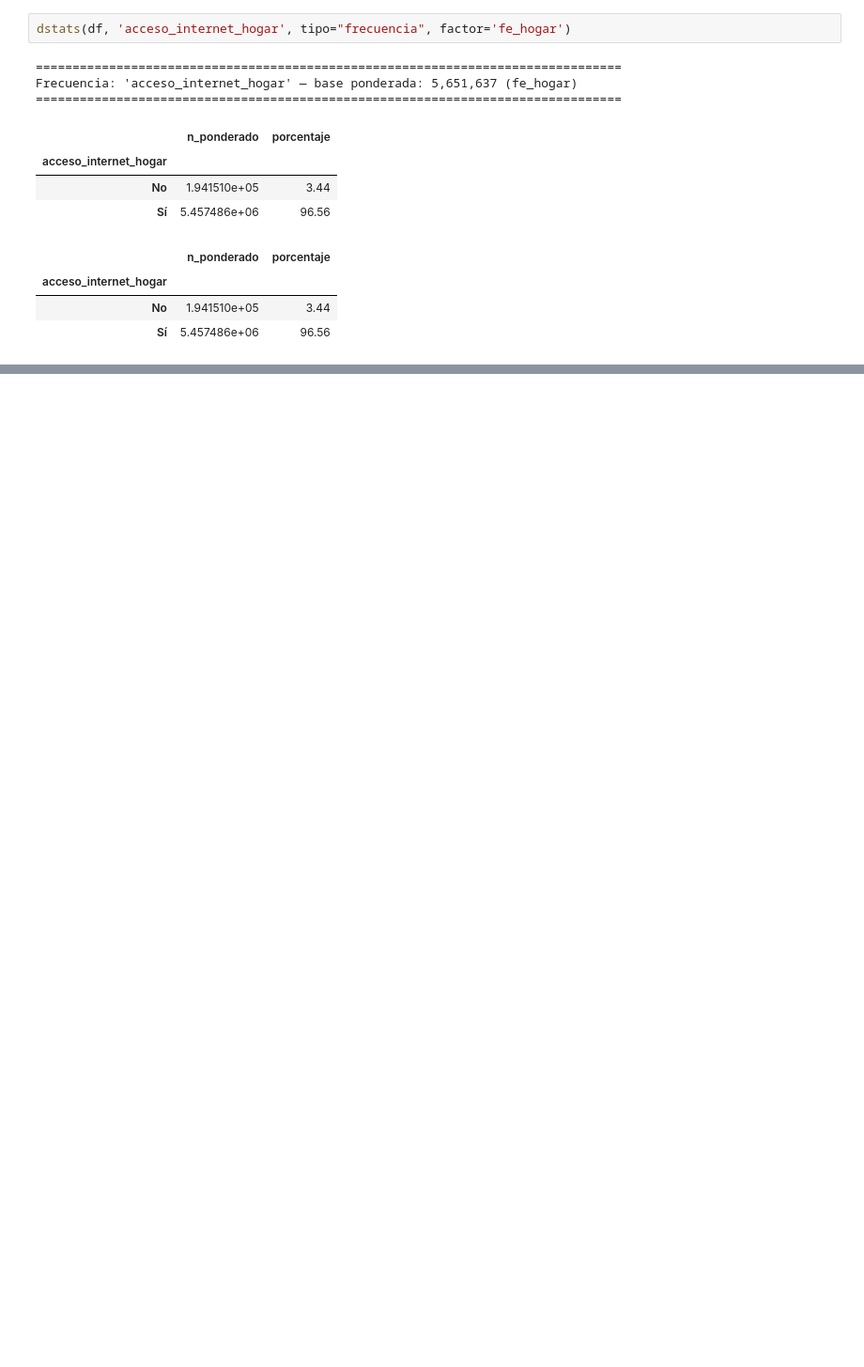
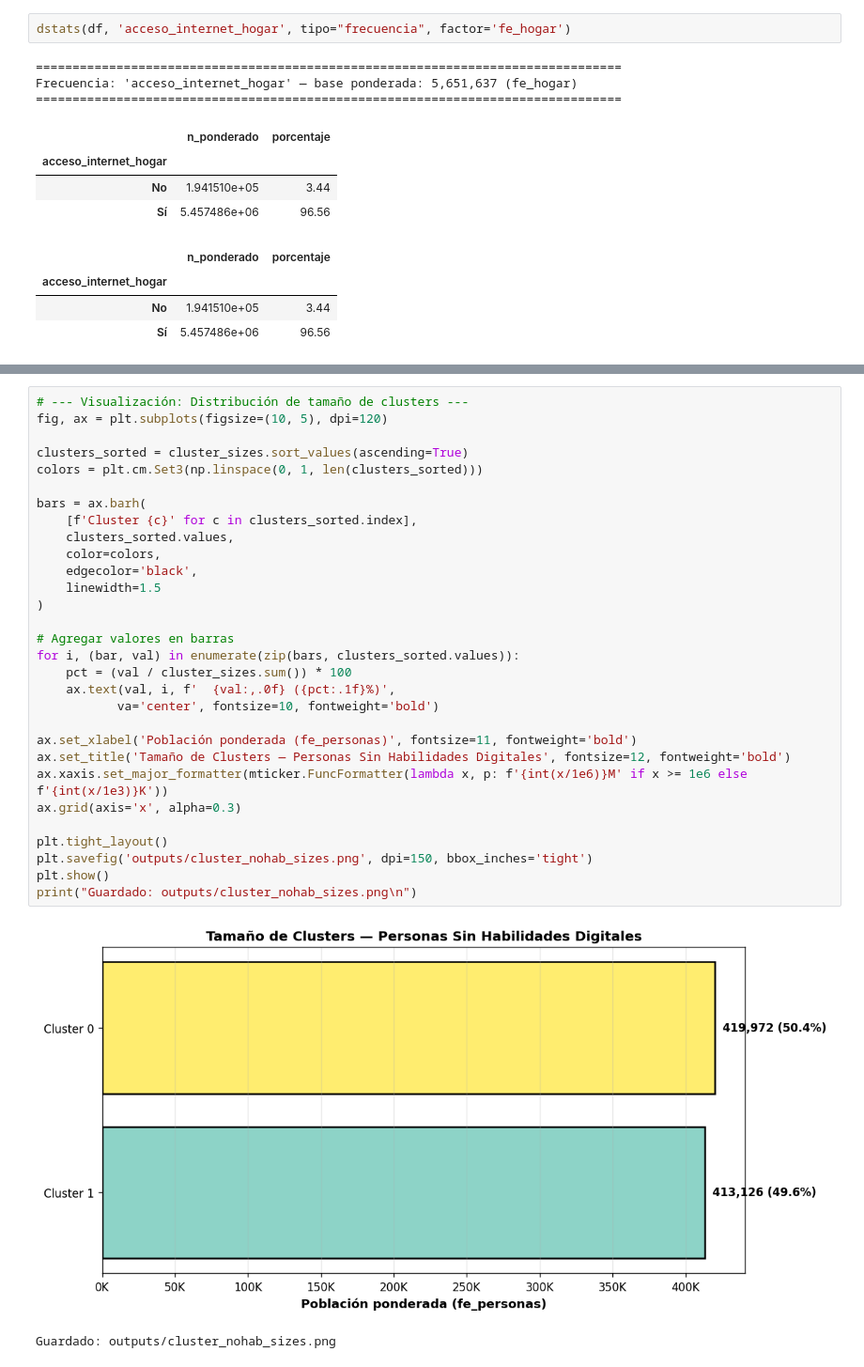
Before and after one commit to tomasleale/eaui2026, a Jupyter notebook: eaui2026.ipynb, the cells around one changed output, grey strips where cells are left out. Shown at 94% size. Drawn from its saved outputs; the diff is of its cells as text; blank space fills up the shorter version.

```diff
--- a/eaui2026.ipynb
+++ b/eaui2026.ipynb
@@ -4281,0 +4583,33 @@ Frecuencia: 'acceso_internet_hogar' — base ponderada: 5,651,637 (fe_hogar)
+# %%
+# --- Visualización: Distribución de tamaño de clusters ---
+fig, ax = plt.subplots(figsize=(10, 5), dpi=120)
+
+clusters_sorted = cluster_sizes.sort_values(ascending=True)
+colors = plt.cm.Set3(np.linspace(0, 1, len(clusters_sorted)))
+
+bars = ax.barh(
+    [f'Cluster {c}' for c in clusters_sorted.index],
+    clusters_sorted.values,
+    color=colors,
+    edgecolor='black',
+    linewidth=1.5
+)
+
+# Agregar valores en barras
+for i, (bar, val) in enumerate(zip(bars, clusters_sorted.values)):
+    pct = (val / cluster_sizes.sum()) * 100
+    ax.text(val, i, f'  {val:,.0f} ({pct:.1f}%)',
+           va='center', fontsize=10, fontweight='bold')
+
+ax.set_xlabel('Población ponderada (fe_personas)', fontsize=11, fontweight='bold')
+ax.set_title('Tamaño de Clusters — Personas Sin Habilidades Digitales', fontsize=12, fontweight='bold')
+ax.xaxis.set_major_formatter(mticker.FuncFormatter(lambda x, p: f'{int(x/1e6)}M' if x >= 1e6 else f'{int(x/1e3)}K'))
+ax.grid(axis='x', alpha=0.3)
+
+plt.tight_layout()
+plt.savefig('outputs/cluster_nohab_sizes.png', dpi=150, bbox_inches='tight')
+plt.show()
+print("Guardado: outputs/cluster_nohab_sizes.png\n")
+# %% [output]
+[figure, added]
+Guardado: outputs/cluster_nohab_sizes.png
```
Also changed, not shown: parts of 10 cells of this notebook, 4 other files.
